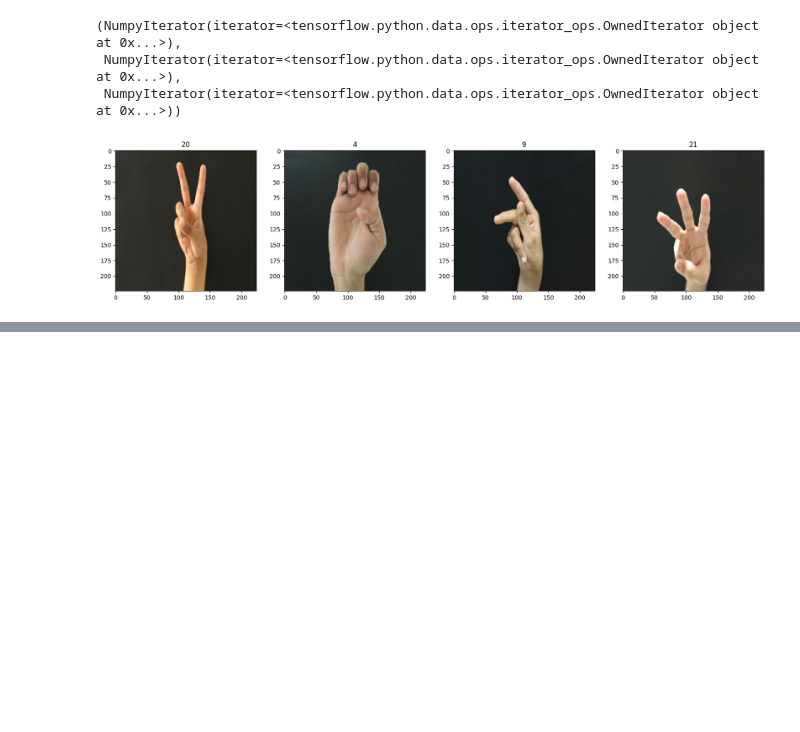
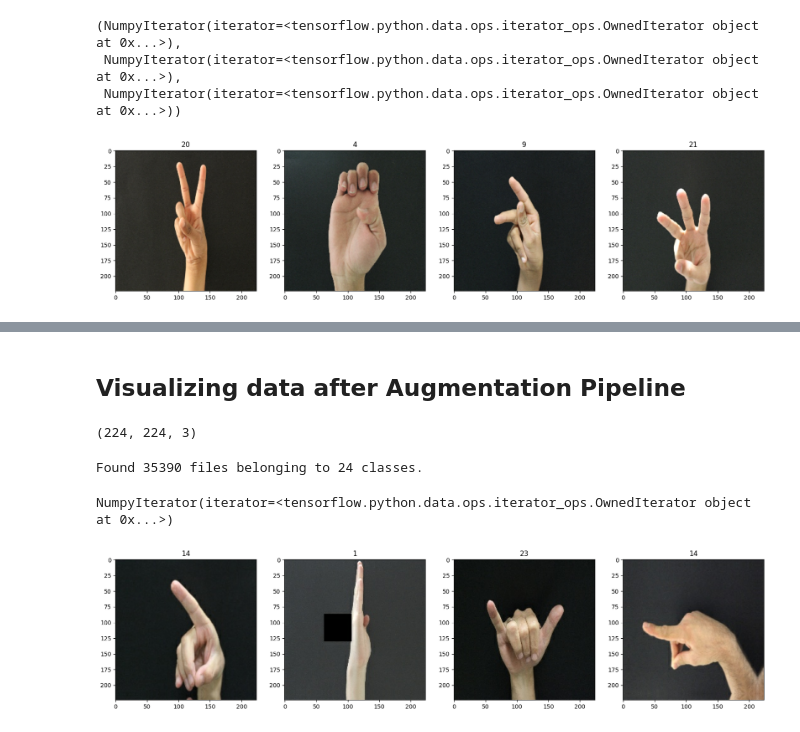
Before and after one commit to alfoCaiazza/FingerSpellIT, a Jupyter notebook: src/scripts/data_visualization.ipynb, the cells around one changed output, grey strips where cells are left out. Drawn from its saved outputs; the diff is of its cells as text; code cells hidden in the pictures; blank space fills up the shorter version.

Commit message:
Visualizing augmented data examples and their new distribuition

```diff
--- a/src/scripts/data_visualization.ipynb
+++ b/src/scripts/data_visualization.ipynb
@@ -92 +106,32 @@ plt.show()
 [figure]
+# %% [markdown]
+## Visualizing data after Augmentation Pipeline
+# %%
+raw_data_dir = '../data/processed_imgs'
+img_ex = cv2.imread(os.path.join(raw_data_dir, 'a', 'aug_0_a_GIANLUCA_39_top.JPG'))
+img_ex.shape
+# %% [output]
+(224, 224, 3)
+# %%
+dataset_processed= tf.keras.utils.image_dataset_from_directory(
+    raw_data_dir,
+    image_size=(224,224),
+    batch_size=32,
+    shuffle=True,
+    seed=123
+)
+
+aug_data_iterator = dataset_processed.as_numpy_iterator()
+aug_data_iterator
+# %% [output]
+Found 35390 files belonging to 24 classes.
+NumpyIterator(iterator=<tensorflow.python.data.ops.iterator_ops.OwnedIterator object at 0x...>)
+# %%
+batch = aug_data_iterator.next()
+
+fig, ax = plt.subplots(ncols=4, figsize=(20,20))
+for idx, img in enumerate(batch[0][:4]):
+    ax[idx].imshow(img.astype(int))
+    ax[idx].title.set_text(batch[1][idx])
+# %% [output]
+[figure, added]
```
Also changed, not shown: parts of 5 cells of this notebook, 1 other file.
